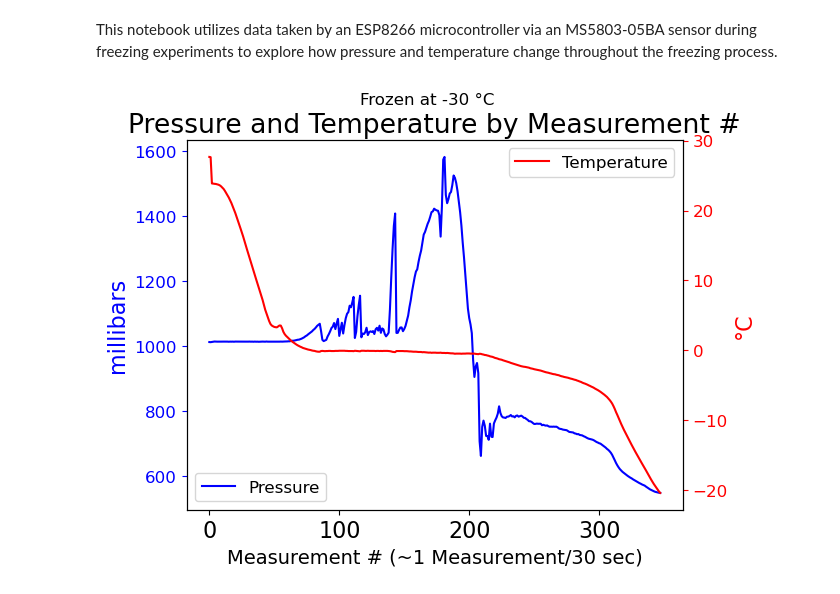
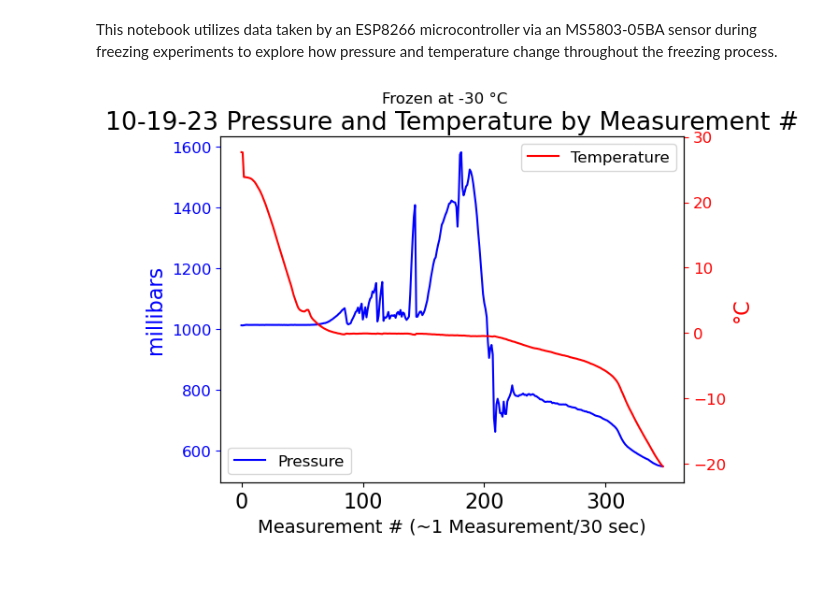
Before and after one commit to GHOpenonic/briny-ice-fracture-mechanics, a Jupyter notebook: experiments-data-plots/measuring pressure.ipynb, the cells around one changed output. Drawn from its saved outputs; the diff is of its cells as text; code cells hidden in the pictures.

```diff
--- a/experiments-data-plots/measuring pressure.ipynb
+++ b/experiments-data-plots/measuring pressure.ipynb
@@ -5,25 +5,45 @@ import numpy as np
 import pandas as pd
 import matplotlib.pyplot as plt
 # %%
+# load all data
+# 10-19-23
 delimiters = r'[:,]'
-water_data = pd.read_csv('Pressure Data/first_trial/water_data.csv',sep=delimiters,header=None,engine='python')
-length = water_data.index.tolist()
+water_data_10_19 = pd.read_csv('Pressure Data/-30_10-19-23/water_data.csv',sep=delimiters,header=None,engine='python')
+length_10_19 = water_data_10_19.index.tolist()
+
+# 10-23-23
+delimiters = r'[:,]'
+water_data_10_23 = pd.read_csv('Pressure Data/-30_10-23-23/water_data.csv',sep=delimiters,header=None,engine='python')
+length_10_23 = water_data_10_23.index.tolist()
+
+# 10-25-23
+delimiters = r'[:,]'
+water_data_10_25 = pd.read_csv('Pressure Data/-40_10-25-23/water_data.csv',sep=delimiters,header=None,engine='python')
+length_10_25 = water_data_10_25.index.tolist()
+
+# 10-26-23 Not plotting because ~40 min of fracture data was not taken due to errors
+delimiters = r'[:,]'
+water_data_10_26 = pd.read_csv('Pressure Data/-40_10-26-23_major_errors/water_data.csv',sep=delimiters,header=None,engine='python')
+length_10_26 = water_data_10_26.index.tolist()
 # %%
 plt.rcParams.update({'font.size': 16})
 fig, ax1 = plt.subplots()
-ax1.plot(length, water_data[1], 'b', label='Pressure')
+ax1.plot(length_10_19, water_data_10_19[1], 'b', label='Pressure')
 ax1.set_xlabel('Measurement # (~1 Measurement/30 sec)',fontsize=14)
 ax1.set_ylabel('millibars', color='b')
 ax1.tick_params('y', colors='b', labelsize=12)
+
 ax2 = ax1.twinx()
-ax2.plot(length, water_data[3], 'r', label='Temperature')
+ax2.plot(length_10_19, water_data_10_19[3], 'r', label='Temperature')
 ax2.set_ylabel('°C', color='r')
 ax2.tick_params('y', colors='r', labelsize=12)
+
 ax1.legend(loc='lower left', fontsize=12)
 ax2.legend(loc='upper right', fontsize=12)
-plt.title('Pressure and Temperature by Measurement #')
+plt.title('10-19-23 Pressure and Temperature by Measurement #')
 plt.suptitle('Frozen at -30 °C',fontsize=12)
-plt.savefig('Pressure Temperature FirstTrial.png', dpi=300, bbox_inches='tight')
+plt.xlim()
+#plt.savefig('Pressure Temperature FirstTrial.png', dpi=300, bbox_inches='tight')
 plt.show()
 # %% [output]
-[figure, old version]
+[figure, new version]
```
Also changed, not shown: parts of 3 cells of this notebook.
